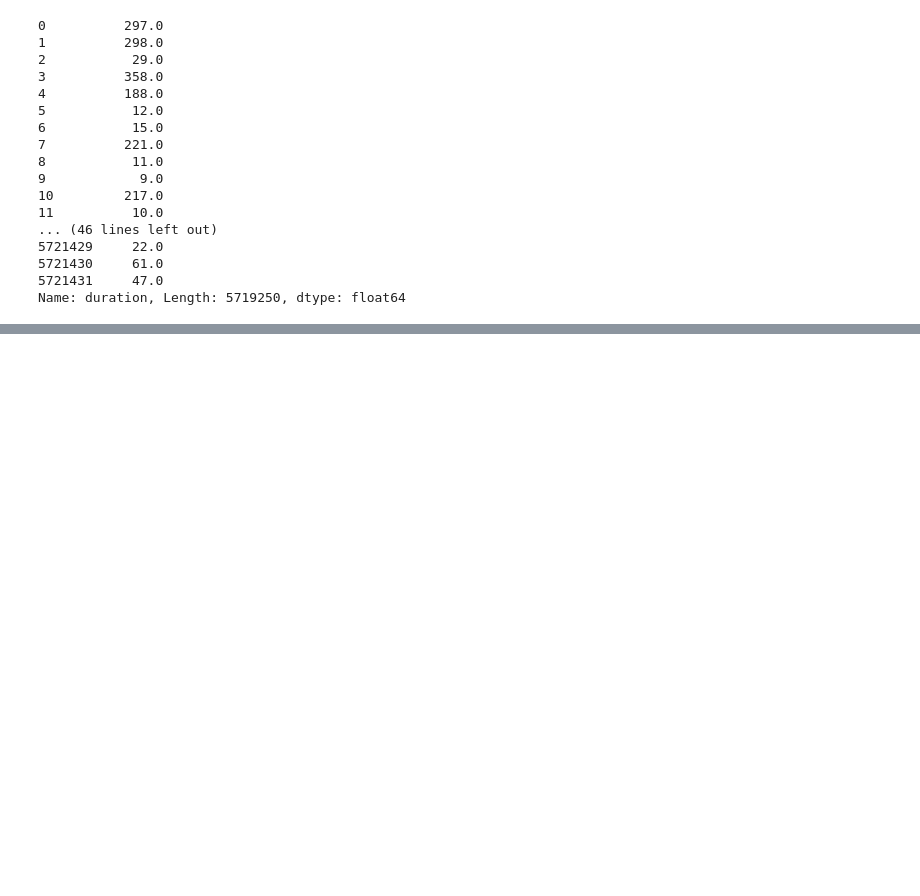
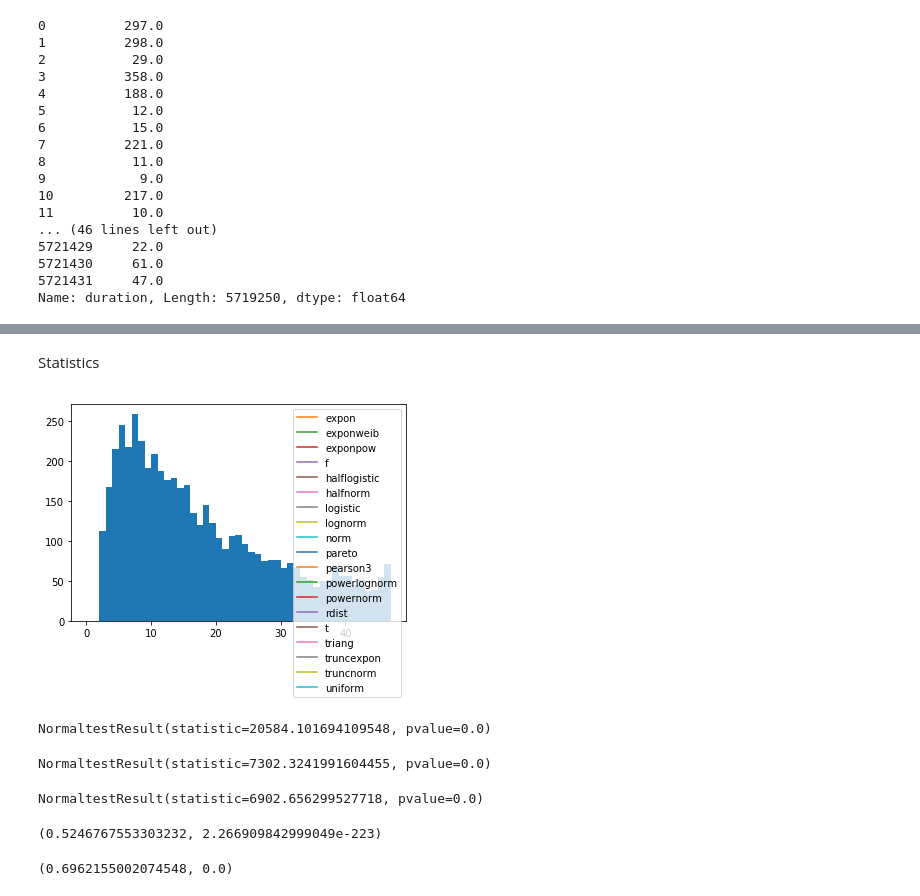
Before and after one commit to WKSu/WM0824TU-economics-of-cybersecurity-DDoS, a Jupyter notebook: block4-SecurityEconomics/data_preparation.ipynb, the cells around one changed output, grey strips where cells are left out. Drawn from its saved outputs; the diff is of its cells as text; code cells hidden in the pictures; blank space fills up the shorter version.

Commit message:
Update data_preparation.ipynb
Finished Data Prep + start Spearmann correlation

```diff
--- a/block4-SecurityEconomics/data_preparation.ipynb
+++ b/block4-SecurityEconomics/data_preparation.ipynb
@@ -143,0 +98,8 @@ df[df["target_ip"] == '183.60.110.194']
+# %%
+df_2014 = df_clean[df_clean["year"] == 2014]
+df_2015 = df_clean[df_clean["year"] == 2015]
+occurence_attacks_2014 = pd.DataFrame(df_2014["org"].value_counts().rename("count_attacks_2014"))
+occurence_attacks_2015 = pd.DataFrame(df_2015["org"].value_counts().rename("count_attacks_2015"))
+df_clean = df_clean.merge(occurence_attacks_2014, left_on="org", right_index=True)
+df_clean = df_clean.merge(occurence_attacks_2015, left_on="org", right_index=True)
+df_clean.head()
@@ -143,0 +113,3 @@ df[df["target_ip"] == '183.60.110.194']
+# %%
+df_orgs = df_clean.drop_duplicates(subset = "org", keep = "last").dropna()
+df_orgs.head()
@@ -143,0 +123,2 @@ df[df["target_ip"] == '183.60.110.194']
+# %% [markdown]
+Statistics
@@ -143,0 +128,44 @@ df[df["target_ip"] == '183.60.110.194']
+# %%
+import matplotlib.pyplot as plt
+import scipy
+import scipy.stats
+x = len(df_orgs["count_attacks"].dropna())
+y = df_orgs["count_attacks"].dropna()
+h = plt.hist(y, bins=range(48))
+
+dist_names = ['expon', 'exponweib', 'exponpow', 'f', 'halflogistic', 'halfnorm','logistic', 'lognorm', 'norm', 'pareto', 'pearson3', 'powerlognorm', 'powernorm', 'rdist', 't', 'triang', 'truncexpon', 'truncnorm', 'uniform']
+
+for dist_name in dist_names:
+    dist = getattr(scipy.stats, dist_name)
+    param = dist.fit(y)
+    pdf_fitted = dist.pdf(x, *param[:-2], loc=param[-2], scale=param[-1]) * size
+    plt.plot(pdf_fitted, label=dist_name)
+#     plt.xlim(0,47)
+plt.legend(loc='upper right')
+plt.show()
+# %% [output]
+[figure, added]
+# %%
+stats.normaltest(df_orgs["count_attacks"])
+# %% [output]
+NormaltestResult(statistic=20584.101694109548, pvalue=0.0)
+# %%
+stats.normaltest(df_orgs["count_attacks_2014"])
+# %% [output]
+NormaltestResult(statistic=7302.3241991604455, pvalue=0.0)
+# %%
+stats.normaltest(df_orgs["org_ipsize_seen"])
+# %% [output]
+NormaltestResult(statistic=6902.656299527718, pvalue=0.0)
+# %%
+#Correlation between size of HP and number of attacks
+coef, p = spearmanr(df_orgs["org_ipsize_seen"], df_orgs["count_attacks"])
+coef, p
+# %% [output]
+(0.5246767553303232, 2.266909842999049e-223)
+# %%
+#Correlation between number of attacks in 2014 and attacks in 2015
+coef, p = spearmanr(df_orgs["count_attacks_2014"], df_orgs["count_attacks_2015"])
+coef, p
+# %% [output]
+(0.6962155002074548, 0.0)
```
Also changed, not shown: parts of 12 cells of this notebook.
